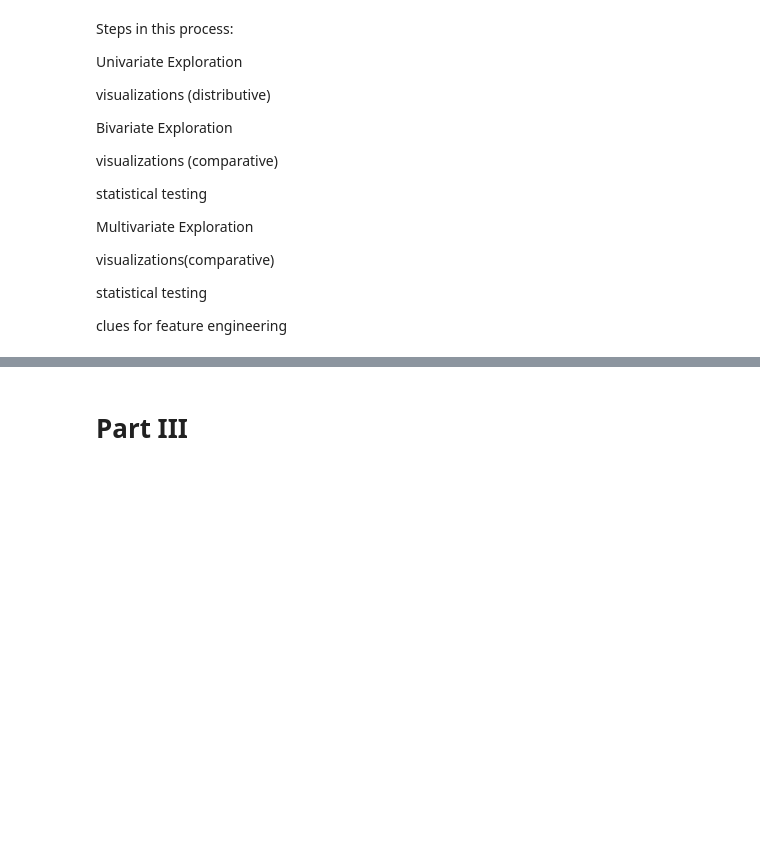
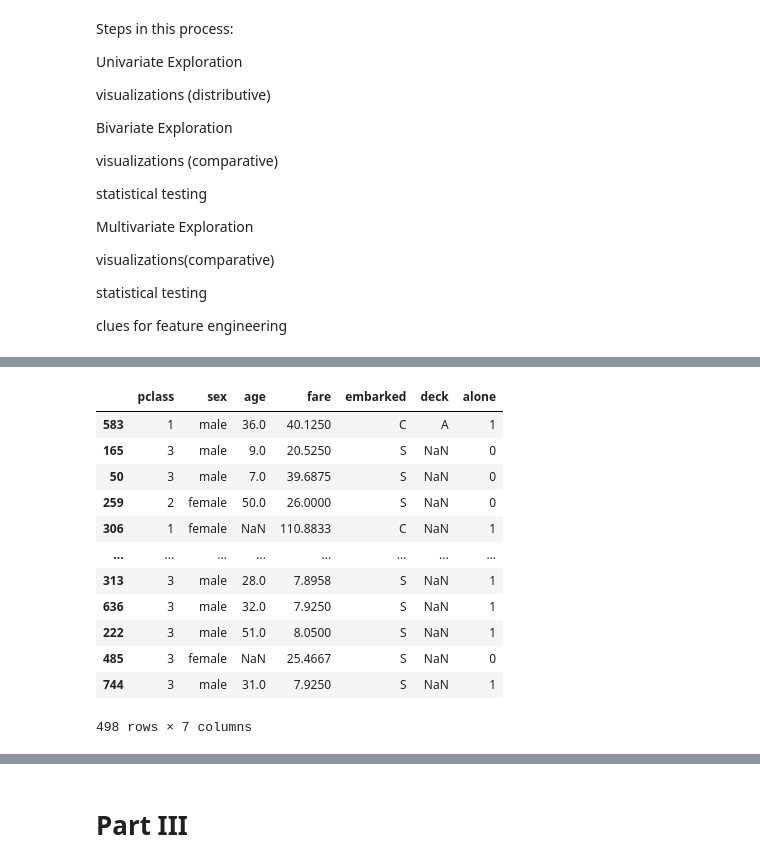
Before and after one commit to Ramiro-Lopez/classification-repo, a Jupyter notebook: classification_exercises.ipynb, the cells around one changed output, grey strips where cells are left out. Cells and saved outputs as stored; diff of their text form; code cells hidden in the pictures; blank space fills up the shorter version.

```diff
--- a/classification_exercises.ipynb
+++ b/classification_exercises.ipynb
@@ -1231,3 +1323,22 @@ test -> (179, 16)
 X_train, y_train = \
 train.drop(columns='survived'), \
 train[['survived']]
+# %%
+# creating a new variable to hold a list of columns from the data set
+
+explore_columns = X_train.drop(columns=['passenger_id', 'sibsp', 'parch', 'class', 'embark_town']).columns.to_list()
+train[explore_columns]
+# %% [output]
+|  | pclass | sex | age | fare | embarked | deck | alone |
+| 583 | 1 | male | 36.0 | 40.1250 | C | A | 1 |
+| 165 | 3 | male | 9.0 | 20.5250 | S | NaN | 0 |
+| 50 | 3 | male | 7.0 | 39.6875 | S | NaN | 0 |
+| 259 | 2 | female | 50.0 | 26.0000 | S | NaN | 0 |
+| 306 | 1 | female | NaN | 110.8833 | C | NaN | 1 |
+| ... | ... | ... | ... | ... | ... | ... | ... |
+| 313 | 3 | male | 28.0 | 7.8958 | S | NaN | 1 |
+| 636 | 3 | male | 32.0 | 7.9250 | S | NaN | 1 |
+| 222 | 3 | male | 51.0 | 8.0500 | S | NaN | 1 |
+| 485 | 3 | female | NaN | 25.4667 | S | NaN | 0 |
+| 744 | 3 | male | 31.0 | 7.9250 | S | NaN | 1 |
+498 rows × 7 columns
```
Also changed, not shown: parts of 14 cells of this notebook.
